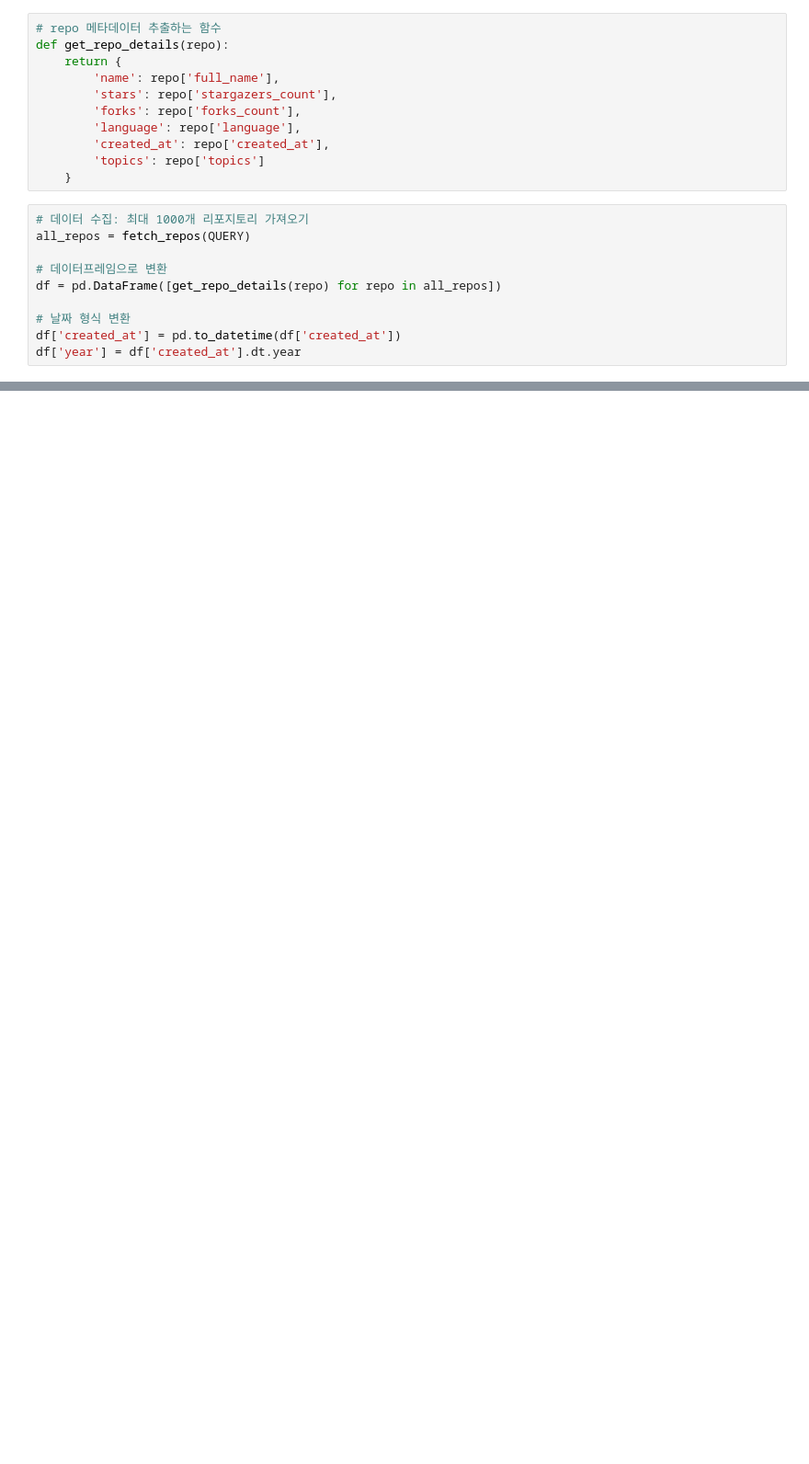
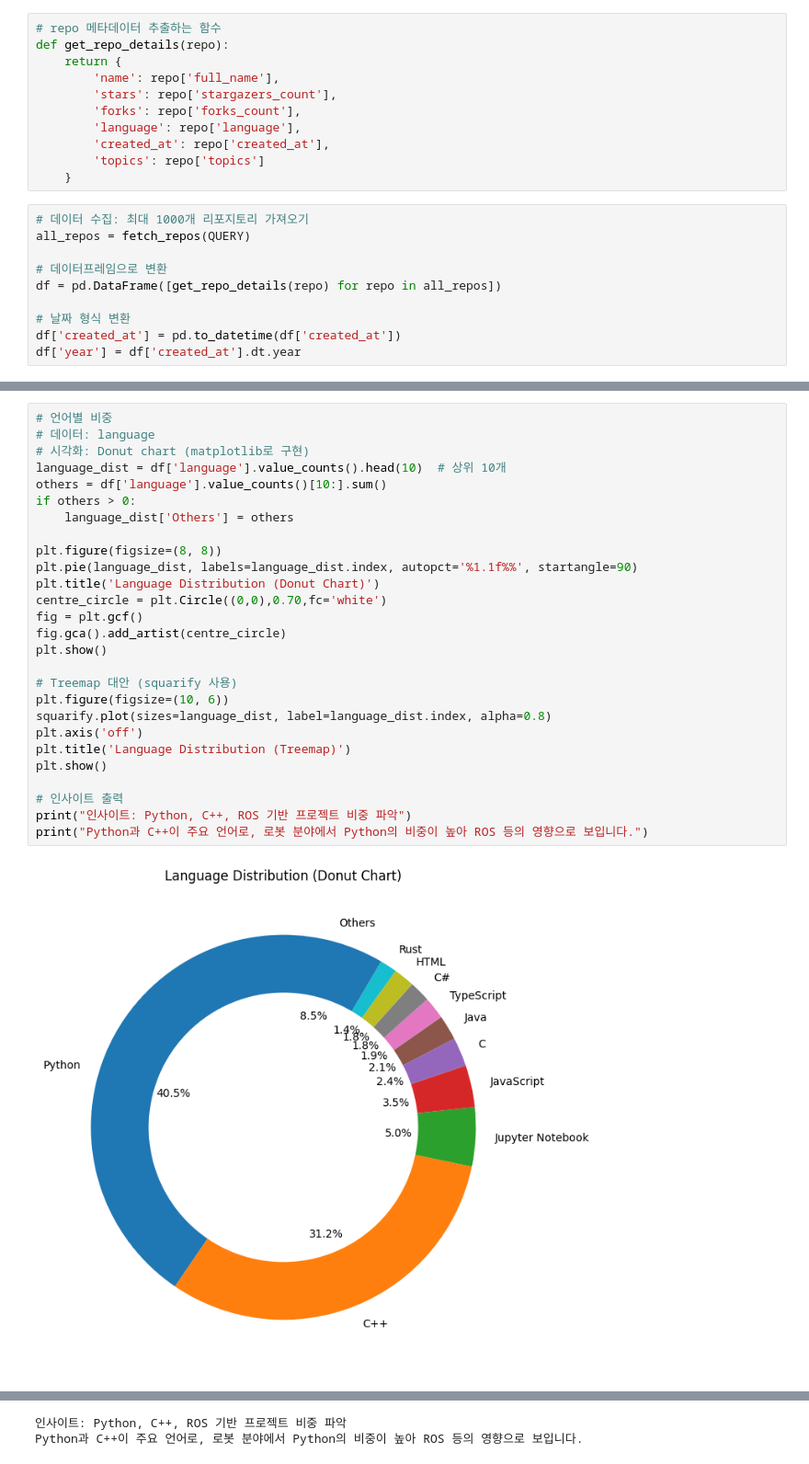
Before and after one commit to addinedu-ros-11th/eda-repo-3, a Jupyter notebook: trendbot_kdh.ipynb, the cells around one changed output, grey strips where cells are left out. Shown: that part at 92% size. Drawn from its saved outputs; the diff is of its cells as text; blank space fills up the shorter version.

```diff
--- a/trendbot_kdh.ipynb
+++ b/trendbot_kdh.ipynb
@@ -65,0 +87,29 @@ df['year'] = df['created_at'].dt.year
+# %%
+# 언어별 비중
+# 데이터: language
+# 시각화: Donut chart (matplotlib로 구현)
+language_dist = df['language'].value_counts().head(10)  # 상위 10개
+others = df['language'].value_counts()[10:].sum()
+if others > 0:
+    language_dist['Others'] = others
+
+plt.figure(figsize=(8, 8))
+plt.pie(language_dist, labels=language_dist.index, autopct='%1.1f%%', startangle=90)
+plt.title('Language Distribution (Donut Chart)')
+centre_circle = plt.Circle((0,0),0.70,fc='white')
+fig = plt.gcf()
+fig.gca().add_artist(centre_circle)
+plt.show()
+
+# Treemap 대안 (squarify 사용)
+plt.figure(figsize=(10, 6))
+squarify.plot(sizes=language_dist, label=language_dist.index, alpha=0.8)
+plt.axis('off')
+plt.title('Language Distribution (Treemap)')
+plt.show()
+
+# 인사이트 출력
+print("인사이트: Python, C++, ROS 기반 프로젝트 비중 파악")
+print("Python과 C++이 주요 언어로, 로봇 분야에서 Python의 비중이 높아 ROS 등의 영향으로 보입니다.")
+# %% [output]
+[figure, added]
@@ -65,0 +117,2 @@ df['year'] = df['created_at'].dt.year
+인사이트: Python, C++, ROS 기반 프로젝트 비중 파악
+Python과 C++이 주요 언어로, 로봇 분야에서 Python의 비중이 높아 ROS 등의 영향으로 보입니다.
```
Also changed, not shown: parts of 3 cells of this notebook.
